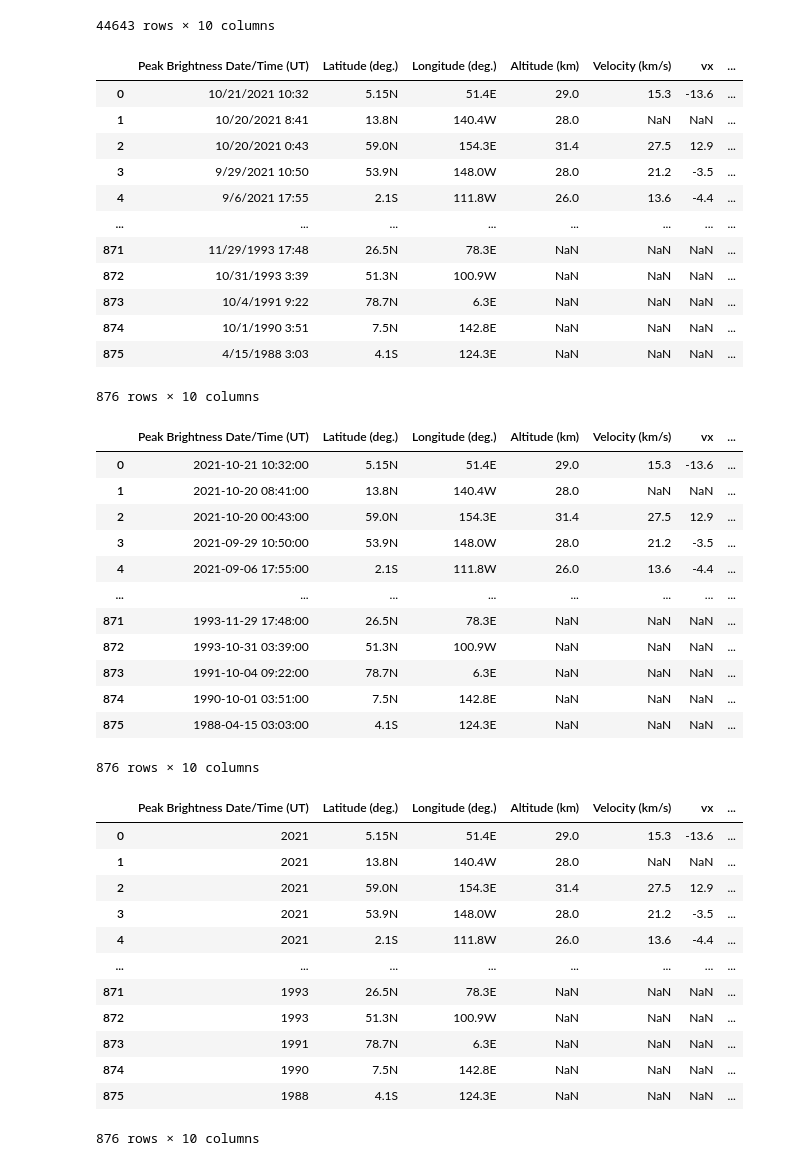
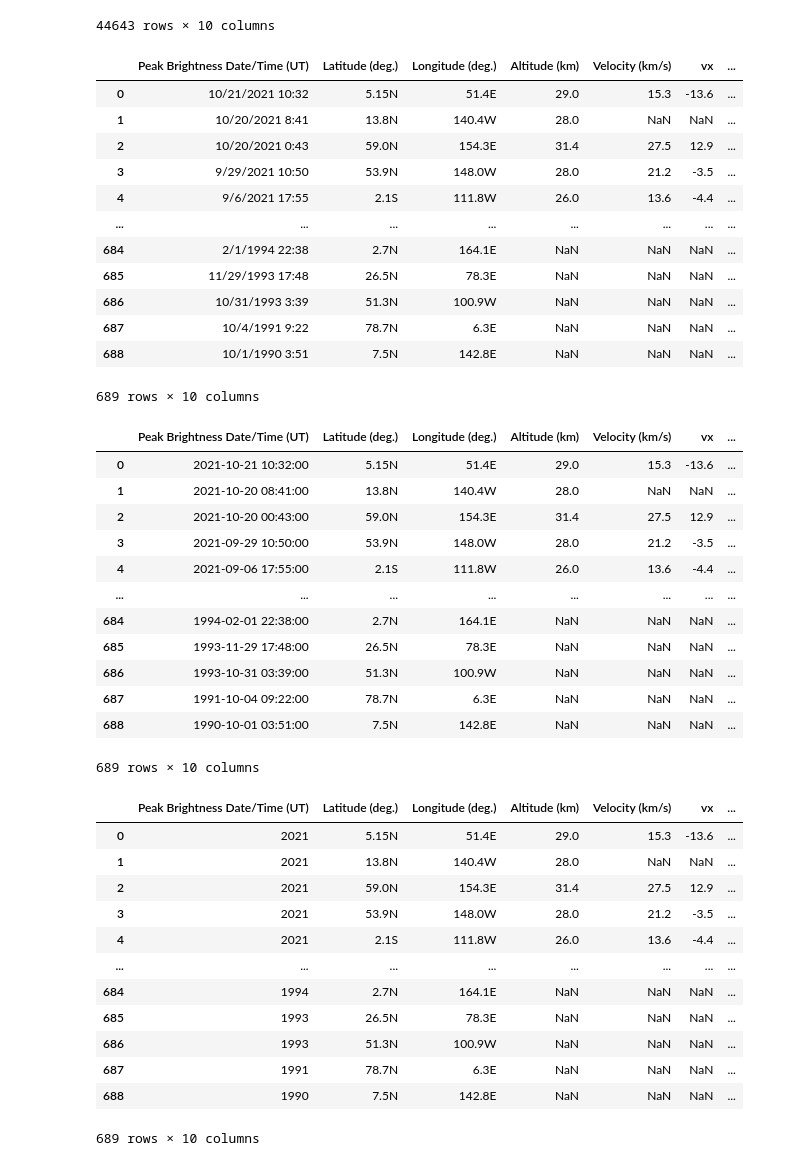
Before and after one commit to kellnergp/Meteorites-Fireballs-Interactive-Dashboard, a Jupyter notebook: ConvertDateTime.ipynb, the cells around one changed output. Drawn from its saved outputs; the diff is of its cells as text; code cells hidden in the pictures.

Commit message:
Newly updated Fireball_Data_Years.csv.

```diff
--- a/ConvertDateTime.ipynb
+++ b/ConvertDateTime.ipynb
@@ -61,22 +61,22 @@ meteorite_df
 meteorite_df.to_csv("Resources/Meteorite_Landings_Years.csv")
 # %%
 # Pull in fireball csv data
-fireball_df = pd.read_csv("Resources/Fireball_Data_CNEOS.csv")
+fireball_df = pd.read_csv("Resources/Cleaned_Fireball_Data_CNEOS.csv")
 fireball_df
 # %% [output]
 |  | Peak Brightness Date/Time (UT) | Latitude (deg.) | Longitude (deg.) | Altitude (km) | Velocity (km/s) | vx | ... |
 | 0 | 10/21/2021 10:32 | 5.15N | 51.4E | 29.0 | 15.3 | -13.6 | ... |
 | 1 | 10/20/2021 8:41 | 13.8N | 140.4W | 28.0 | NaN | NaN | ... |
 | 2 | 10/20/2021 0:43 | 59.0N | 154.3E | 31.4 | 27.5 | 12.9 | ... |
 | 3 | 9/29/2021 10:50 | 53.9N | 148.0W | 28.0 | 21.2 | -3.5 | ... |
 | 4 | 9/6/2021 17:55 | 2.1S | 111.8W | 26.0 | 13.6 | -4.4 | ... |
 | ... | ... | ... | ... | ... | ... | ... | ... |
-| 871 | 11/29/1993 17:48 | 26.5N | 78.3E | NaN | NaN | NaN | ... |
-| 872 | 10/31/1993 3:39 | 51.3N | 100.9W | NaN | NaN | NaN | ... |
-| 873 | 10/4/1991 9:22 | 78.7N | 6.3E | NaN | NaN | NaN | ... |
-| 874 | 10/1/1990 3:51 | 7.5N | 142.8E | NaN | NaN | NaN | ... |
-| 875 | 4/15/1988 3:03 | 4.1S | 124.3E | NaN | NaN | NaN | ... |
+| 684 | 2/1/1994 22:38 | 2.7N | 164.1E | NaN | NaN | NaN | ... |
+| 685 | 11/29/1993 17:48 | 26.5N | 78.3E | NaN | NaN | NaN | ... |
+| 686 | 10/31/1993 3:39 | 51.3N | 100.9W | NaN | NaN | NaN | ... |
+| 687 | 10/4/1991 9:22 | 78.7N | 6.3E | NaN | NaN | NaN | ... |
+| 688 | 10/1/1990 3:51 | 7.5N | 142.8E | NaN | NaN | NaN | ... |
-876 rows × 10 columns
+689 rows × 10 columns
 # %%
 # convert year column to datetime
 fireball_df['Peak Brightness Date/Time (UT)'] = pd.to_datetime(fireball_df['Peak Brightness Date/Time (UT)'], format='%m/%d/%Y %H:%M')
@@ -89,12 +89,12 @@ fireball_df
 | 3 | 2021-09-29 10:50:00 | 53.9N | 148.0W | 28.0 | 21.2 | -3.5 | ... |
 | 4 | 2021-09-06 17:55:00 | 2.1S | 111.8W | 26.0 | 13.6 | -4.4 | ... |
 | ... | ... | ... | ... | ... | ... | ... | ... |
-| 871 | 1993-11-29 17:48:00 | 26.5N | 78.3E | NaN | NaN | NaN | ... |
-| 872 | 1993-10-31 03:39:00 | 51.3N | 100.9W | NaN | NaN | NaN | ... |
-| 873 | 1991-10-04 09:22:00 | 78.7N | 6.3E | NaN | NaN | NaN | ... |
-| 874 | 1990-10-01 03:51:00 | 7.5N | 142.8E | NaN | NaN | NaN | ... |
-| 875 | 1988-04-15 03:03:00 | 4.1S | 124.3E | NaN | NaN | NaN | ... |
+| 684 | 1994-02-01 22:38:00 | 2.7N | 164.1E | NaN | NaN | NaN | ... |
+| 685 | 1993-11-29 17:48:00 | 26.5N | 78.3E | NaN | NaN | NaN | ... |
+| 686 | 1993-10-31 03:39:00 | 51.3N | 100.9W | NaN | NaN | NaN | ... |
+| 687 | 1991-10-04 09:22:00 | 78.7N | 6.3E | NaN | NaN | NaN | ... |
+| 688 | 1990-10-01 03:51:00 | 7.5N | 142.8E | NaN | NaN | NaN | ... |
-876 rows × 10 columns
+689 rows × 10 columns
 # %%
 # Convert year column to show just the year
 fireball_df['Peak Brightness Date/Time (UT)'] = fireball_df['Peak Brightness Date/Time (UT)'].dt.year
@@ -107,12 +107,12 @@ fireball_df
 | 3 | 2021 | 53.9N | 148.0W | 28.0 | 21.2 | -3.5 | ... |
 | 4 | 2021 | 2.1S | 111.8W | 26.0 | 13.6 | -4.4 | ... |
 | ... | ... | ... | ... | ... | ... | ... | ... |
-| 871 | 1993 | 26.5N | 78.3E | NaN | NaN | NaN | ... |
-| 872 | 1993 | 51.3N | 100.9W | NaN | NaN | NaN | ... |
-| 873 | 1991 | 78.7N | 6.3E | NaN | NaN | NaN | ... |
-| 874 | 1990 | 7.5N | 142.8E | NaN | NaN | NaN | ... |
-| 875 | 1988 | 4.1S | 124.3E | NaN | NaN | NaN | ... |
+| 684 | 1994 | 2.7N | 164.1E | NaN | NaN | NaN | ... |
+| 685 | 1993 | 26.5N | 78.3E | NaN | NaN | NaN | ... |
+| 686 | 1993 | 51.3N | 100.9W | NaN | NaN | NaN | ... |
+| 687 | 1991 | 78.7N | 6.3E | NaN | NaN | NaN | ... |
+| 688 | 1990 | 7.5N | 142.8E | NaN | NaN | NaN | ... |
-876 rows × 10 columns
+689 rows × 10 columns
 # %%
 # save to CSV
 fireball_df.to_csv("Resources/Fireball_Data_Years.csv")
```
Also changed, not shown: 1 other file.
